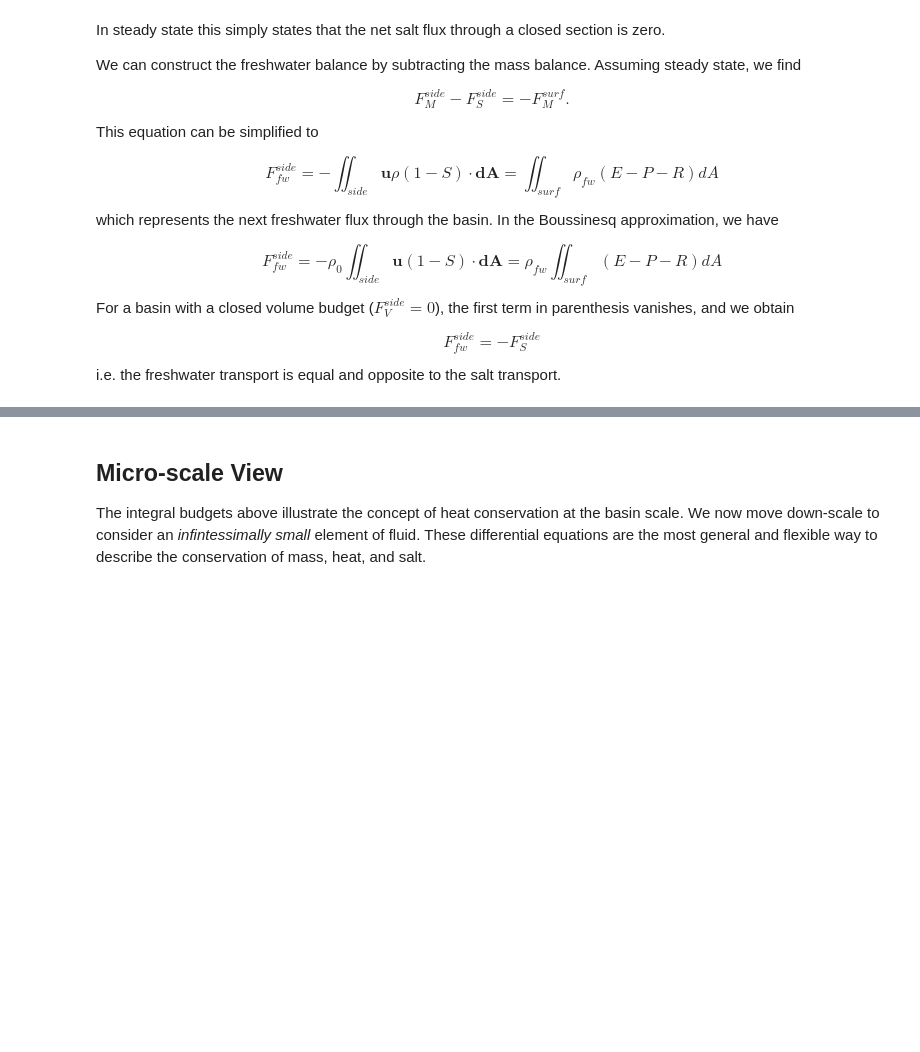
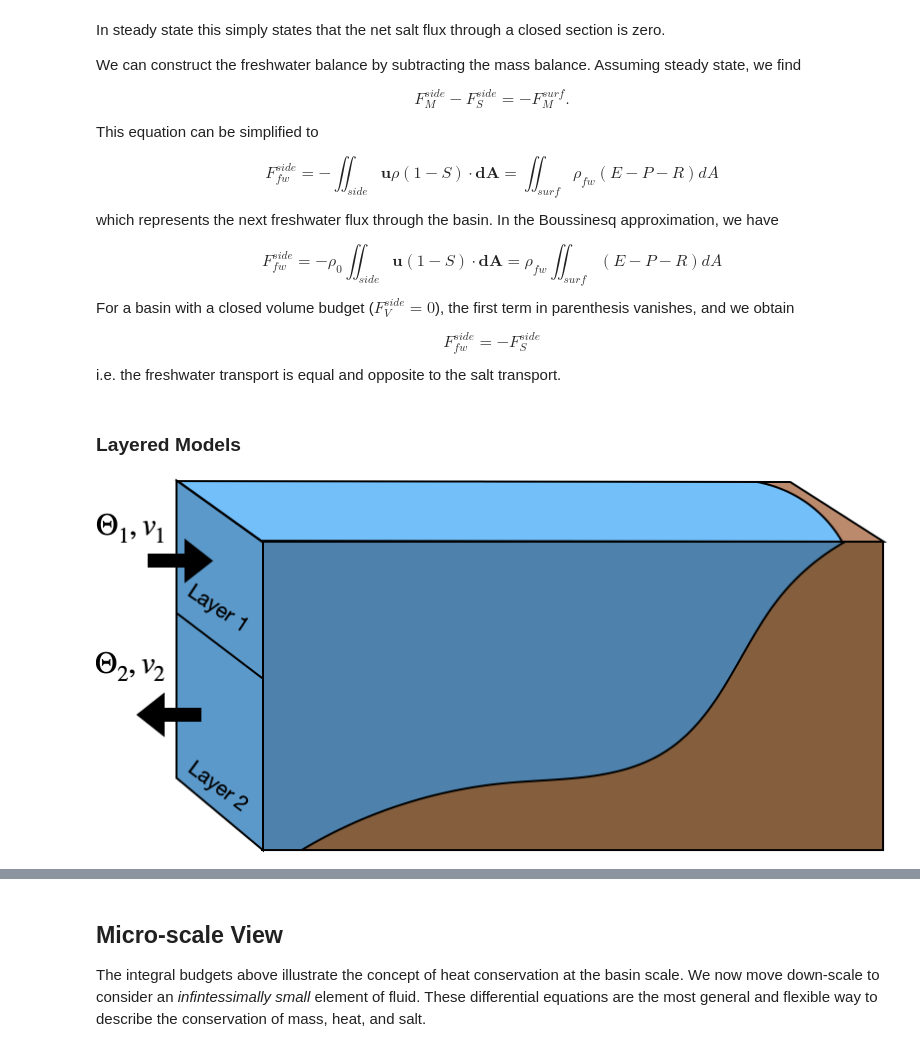
Before and after one commit to rabernat/intro_to_physical_oceanography, a Jupyter notebook: book/04_advection_diffusion_continuity.ipynb, the cells around one changed output, grey strips where cells are left out. Cells and saved outputs as stored; diff of their text form; code cells hidden in the pictures; blank space fills up the shorter version.

Commit message:
add layed model to advection lecture

```diff
--- a/book/04_advection_diffusion_continuity.ipynb
+++ b/book/04_advection_diffusion_continuity.ipynb
@@ -172,3 +196,9 @@ For a basin with a closed volume budget ($F_V^{side} = 0$), the first term in pa
 $$ F_{fw}^{side} = - F_S^{side} $$
 
 i.e. the freshwater transport is equal and opposite to the salt transport.
+# %% [markdown]
+### Layered Models
+# %%
+Image('images/3D_Basin_Diagram_layers.png')
+# %% [output]
+[figure, added]
```
Also changed, not shown: parts of 4 cells of this notebook.
